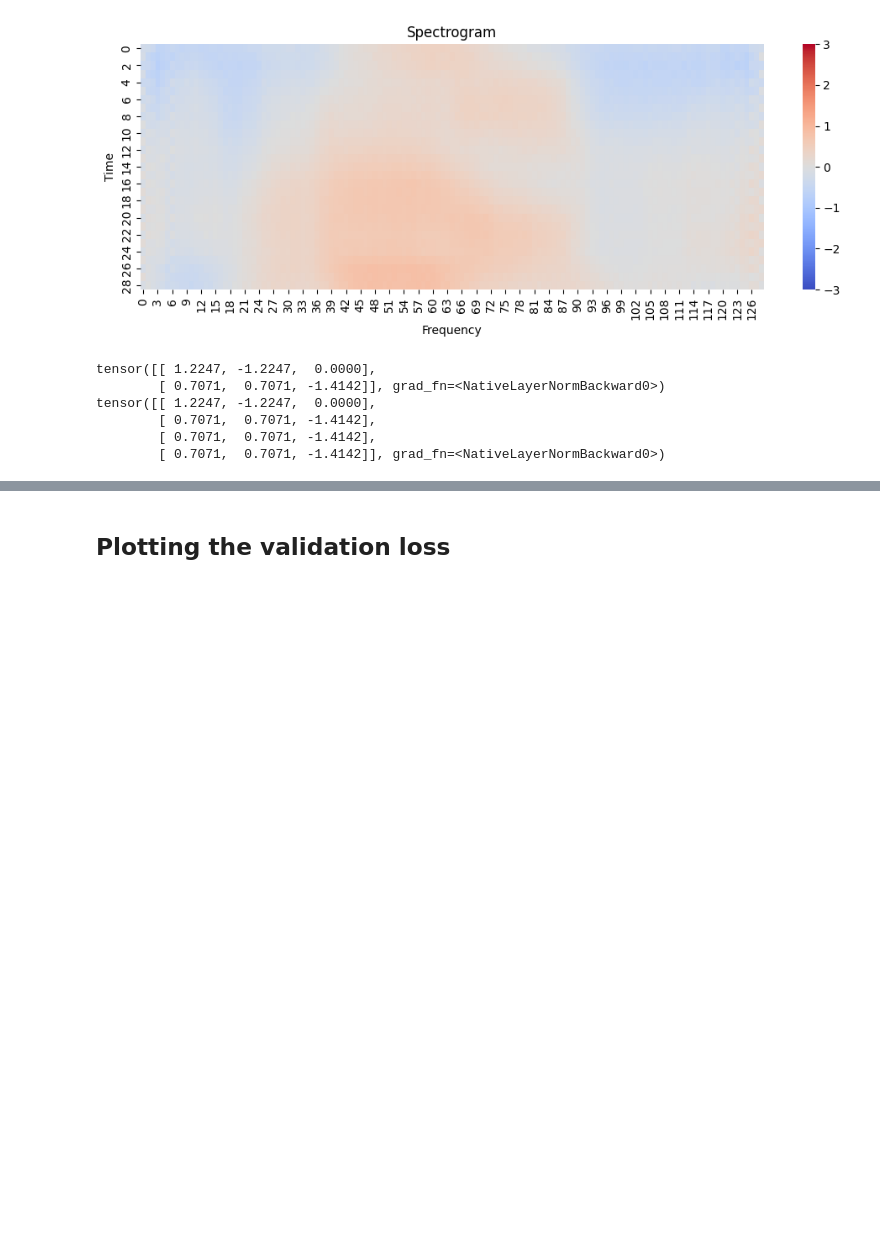
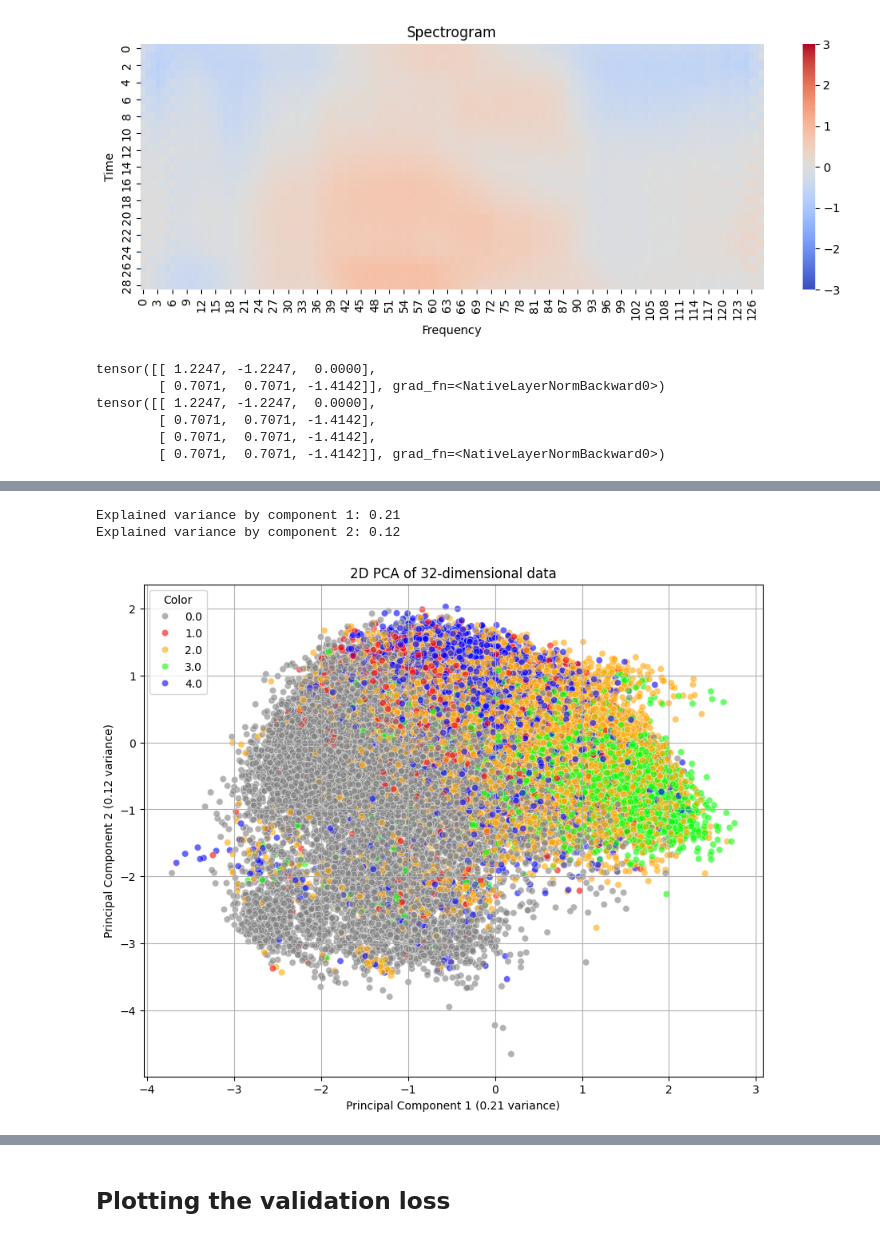
Before and after one commit to MatteoManni99/physioex, a Jupyter notebook: examples/autoencoder_experiments.ipynb, the cells around one changed output, grey strips where cells are left out. Saved outputs shown, nothing was run; the diff lists cells and outputs as text; code cells hidden in the pictures; blank space fills up the shorter version.

```diff
--- a/examples/autoencoder_experiments.ipynb
+++ b/examples/autoencoder_experiments.ipynb
@@ -541,0 +843,6 @@ plt.show()
+# %%
+plot_pca_2d(embeddings_array_ref, labels_array_ref, percentage=0.02)
+# %% [output]
+Explained variance by component 1: 0.21
+Explained variance by component 2: 0.12
+[figure, added]
```
Also changed, not shown: parts of 33 cells of this notebook.
